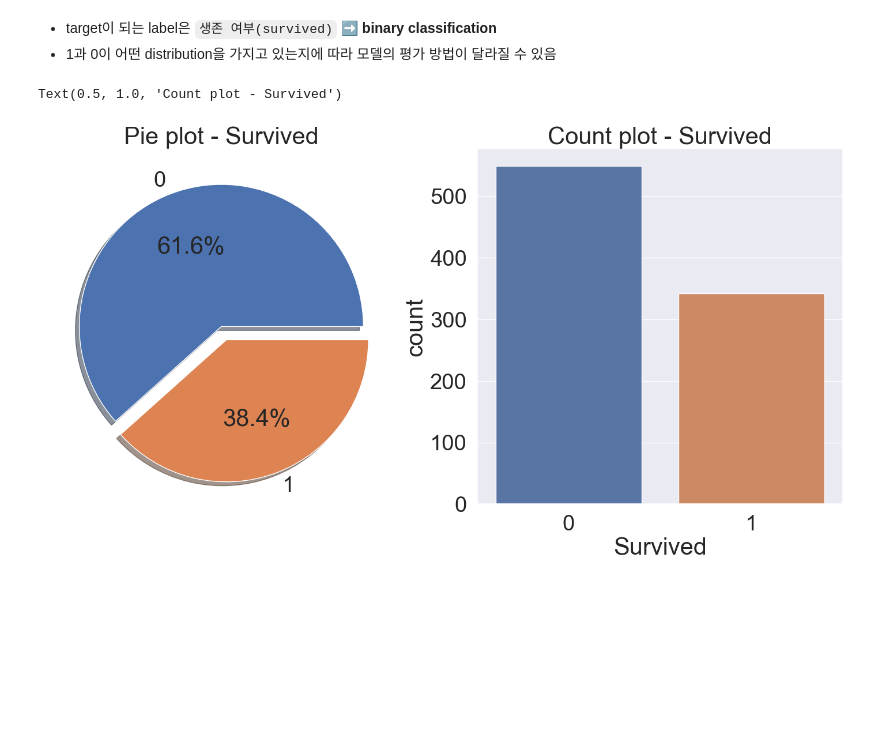
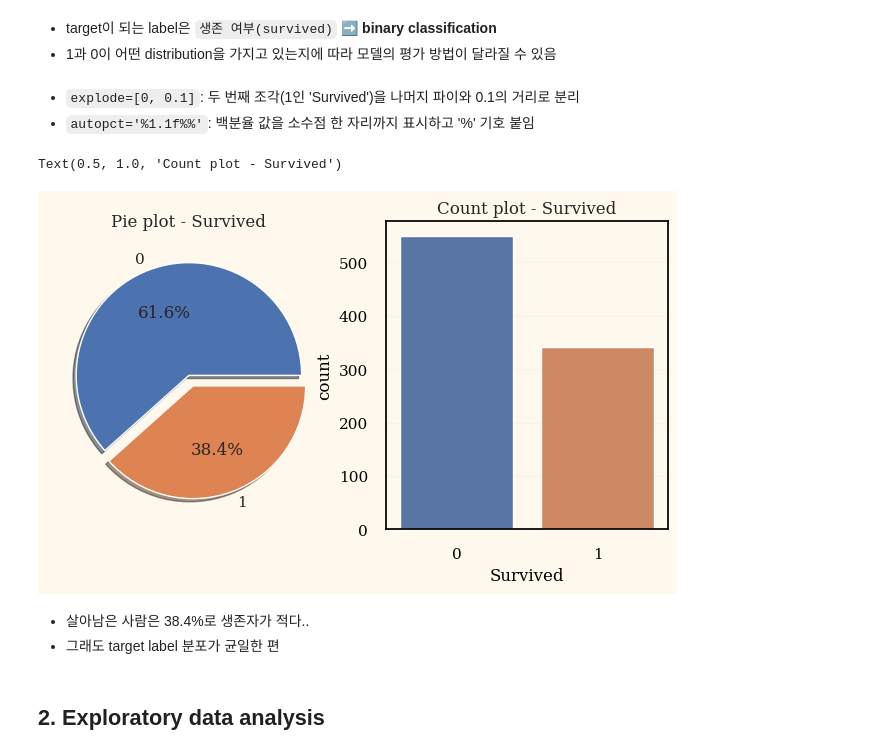
Before and after one commit to yu-hyun2/Kaggle, a Jupyter notebook: titanic/Exploratory_data_analysis.ipynb, the cells around one changed output. Saved outputs shown, nothing was run; the diff lists cells and outputs as text; code cells hidden in the pictures; blank space fills up the shorter version.

```diff
--- a/titanic/Exploratory_data_analysis.ipynb
+++ b/titanic/Exploratory_data_analysis.ipynb
@@ -18,3 +22,21 @@ import seaborn as sns
-# %%
-plt.style.use('seaborn')
-sns.set(font_scale = 2.5)
+# %%
+# 시각화 템플릿 설정
+
+rc = {
+    "axes.facecolor": "#FFF9ED",
+    "figure.facecolor": "#FFF9ED",
+    "axes.edgecolor": "#000000",
+    "grid.color": "#EBEBE7",
+    "font.family": "serif",
+    "axes.labelcolor": "#000000",
+    "xtick.color": "#000000",
+    "ytick.color": "#000000",
+    "grid.alpha": 0.4
+}
+
+sns.set(rc=rc)
+
+X = np.linspace(-10, 10, 100)
+y = X*3+np.random.randn() * 10
+plt.scatter(X, y)
+plt.title('asdadas')
@@ -203,15 +228,23 @@ Text(0.5, 1.0, 'Test Data Missing Values')
 # %% [markdown]
 - target이 되는 label은 `생존 여부(survived)` ➡️ __binary classification__
 - 1과 0이 어떤 distribution을 가지고 있는지에 따라 모델의 평가 방법이 달라질 수 있음
+# %% [markdown]
+- `explode=[0, 0.1]`: 두 번째 조각(1인 'Survived')을 나머지 파이와 0.1의 거리로 분리
+- `autopct='%1.1f%%'`: 백분율 값을 소수점 한 자리까지 표시하고 '%' 기호 붙임
 # %%
-f, ax = plt.subplots(1, 2, figsize = (18, 8))
+f, ax = plt.subplots(1, 2, figsize = (8, 4))
 
 df_train['Survived'].value_counts().plot.pie(explode = [0, 0.1], autopct = '%1.1f%%', ax = ax[0], shadow = True)
 ax[0].set_title('Pie plot - Survived')
 ax[0].set_ylabel('')
 
 sns.countplot(data = df_train, x = 'Survived', ax = ax[1])
 ax[1].set_title('Count plot - Survived')
 # %% [output]
 Text(0.5, 1.0, 'Count plot - Survived')
-[figure, old version]
+[figure, new version]
+# %% [markdown]
+- 살아남은 사람은 38.4%로 생존자가 적다..
+- 그래도 target label 분포가 균일한 편
+# %% [markdown]
+## 2. Exploratory data analysis
```
Also changed, not shown: parts of 58 cells of this notebook, 1 other file.
